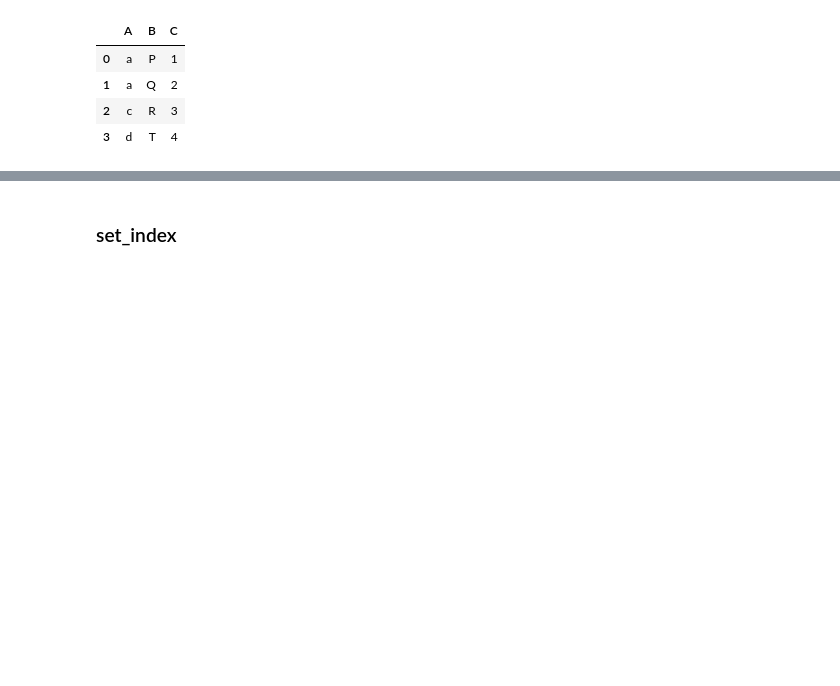
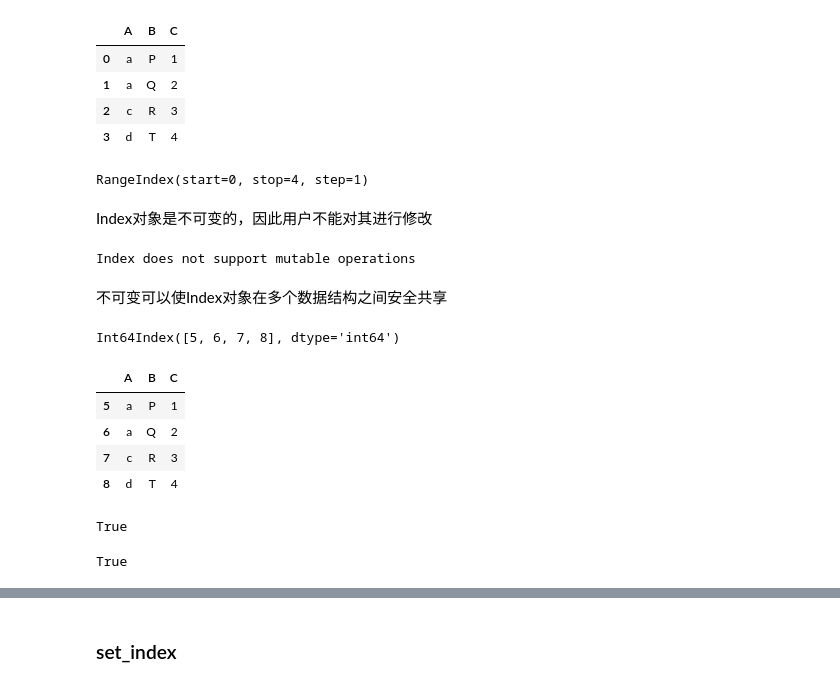
Before and after one commit to RyannChenOO/deeplearningNotes, a Jupyter notebook: pandas/pandas索引.ipynb, the cells around one changed output, grey strips where cells are left out. Drawn from its saved outputs; the diff is of its cells as text; code cells hidden in the pictures; blank space fills up the shorter version.

```diff
--- a/pandas/pandas索引.ipynb
+++ b/pandas/pandas索引.ipynb
@@ -14,3 +145,44 @@ df
 | 1 | a | Q | 2 |
 | 2 | c | R | 3 |
 | 3 | d | T | 4 |
+# %%
+# 索引是index对象
+index = df.index
+index
+# %% [output]
+RangeIndex(start=0, stop=4, step=1)
+# %% [markdown]
+Index对象是不可变的，因此用户不能对其进行修改
+# %%
+try:
+    index[0] = 99
+except Exception as e:
+    print(e)
+# %% [output]
+Index does not support mutable operations
+# %% [markdown]
+不可变可以使Index对象在多个数据结构之间安全共享
+# %%
+my_index = pd.Index(np.arange(5,9))
+my_index
+# %% [output]
+Int64Index([5, 6, 7, 8], dtype='int64')
+# %%
+# 构造一个新表,传入index
+df = pd.DataFrame({"A":list("aacd"), "B":list("PQRT"), "C":[1,2,3,4]}, index=my_index)
+df
+# %% [output]
+|  | A | B | C |
+| 5 | a | P | 1 |
+| 6 | a | Q | 2 |
+| 7 | c | R | 3 |
+| 8 | d | T | 4 |
+# %%
+df.index is my_index
+# %% [output]
+True
+# %%
+# 判断索引中所包含的元素
+"A" in df.columns
+# %% [output]
+True
```
Also changed, not shown: parts of 52 cells of this notebook.
